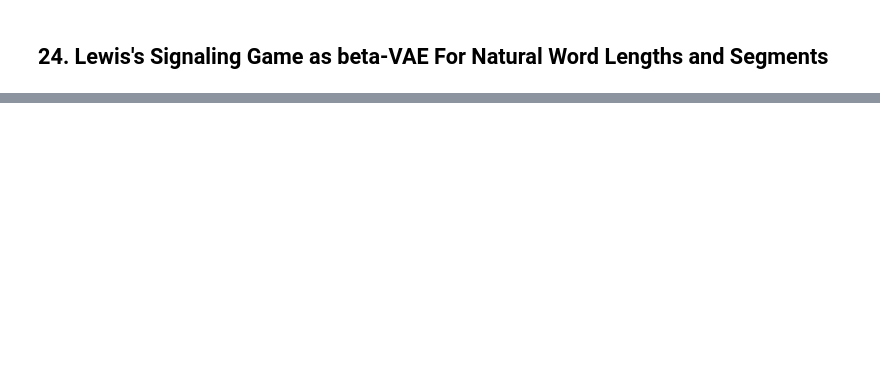
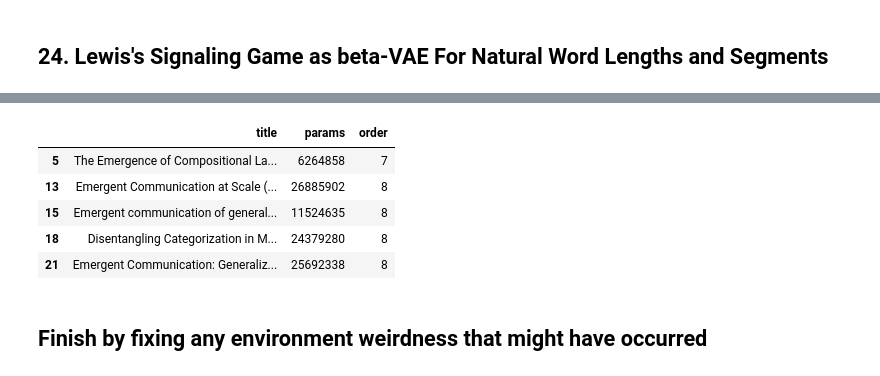
Before and after one commit to nicholasbailey87/2024_07_08_speaker_agent_sizes, a Jupyter notebook: agent_sizes.ipynb, the cells around one changed output, grey strips where cells are left out. Cells and saved outputs as stored; diff of their text form; code cells hidden in the pictures; blank space fills up the shorter version.

```diff
--- a/agent_sizes.ipynb
+++ b/agent_sizes.ipynb
@@ -1016,0 +1210,13 @@ pd.DataFrame(parameter_sizes).to_csv('output.csv', encoding='utf-8', index=False
+# %%
+# How many studies equal or exceed the ~6 million parameters of MobileViT?
+
+parameter_size_df[parameter_size_df['params'] > 6E6]
+# %% [output]
+|  | title | params | order |
+| 5 | The Emergence of Compositional La... | 6264858 | 7 |
+| 13 | Emergent Communication at Scale (... | 26885902 | 8 |
+| 15 | Emergent communication of general... | 11524635 | 8 |
+| 18 | Disentangling Categorization in M... | 24379280 | 8 |
+| 21 | Emergent Communication: Generaliz... | 25692338 | 8 |
+# %% [markdown]
+## Finish by fixing any environment weirdness that might have occurred
```
Also changed, not shown: parts of 22 cells of this notebook, 3 other files.
